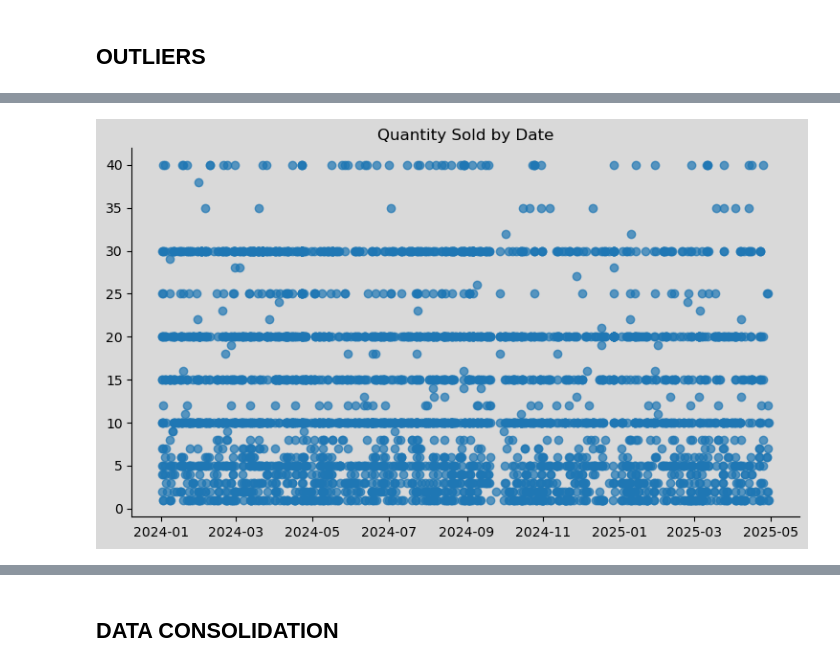
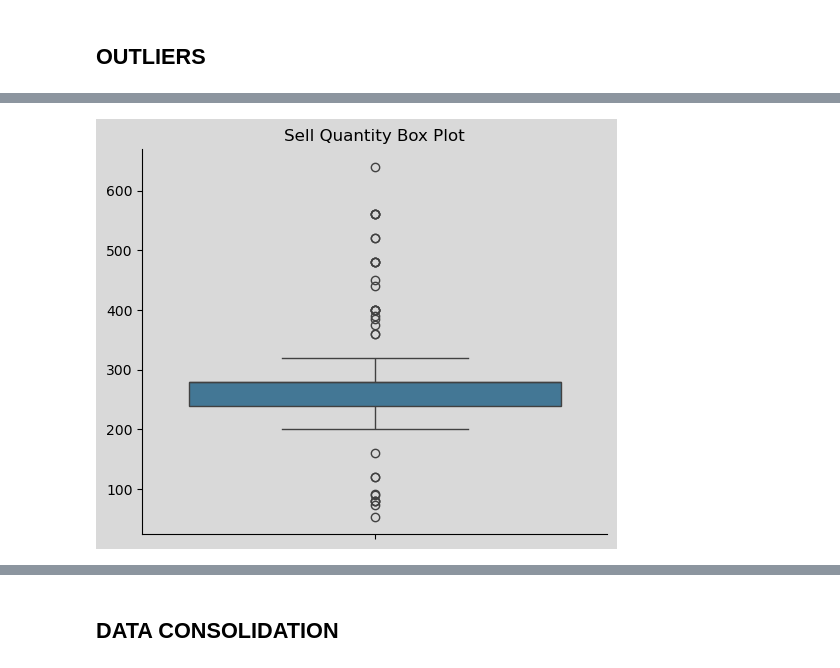
Before and after one commit to fabiogaldinho/Dynamic-Pricing, a Jupyter notebook: notebooks/01_Data_Cleaning.ipynb, the cells around one changed output, grey strips where cells are left out. Saved outputs shown, nothing was run; the diff lists cells and outputs as text; code cells hidden in the pictures.

```diff
--- a/notebooks/01_Data_Cleaning.ipynb
+++ b/notebooks/01_Data_Cleaning.ipynb
@@ -65,3 +84,22 @@ def PlotScatter(x, y, title, xunit, yunit, x_size):
+# %%
+def PlotBoxPlotV3_y(df_y, title, size_x, size_y, save):
+    set_plot_style()
+
+    plt.title(title)
+    sns.boxplot(y = df_y, palette = "mako")
+
+    plt.xlabel("")
+    plt.ylabel("")
+
+    plt.gcf().set_size_inches(size_x, size_y)
+
+    #plt.ylim(0,)
+
+    if (save != ""):
+        plt.savefig(save)
+
+    plt.show()
+    plt.close()
 # %% [markdown]
 ## **IQR Outlier Method**
 # %%
@@ -343 +439,5 @@ PlotScatter(df1['date'], df1['quantity'], "Quantity Sold by Date", "", "", 9)
+# %%
+PlotBoxPlotV3_y(sell_df['sell_quantity'], "Sell Quantity Box Plot", 6, 5, "")
+# %% [output]
+[figure, added]
 # %%
@@ -345,4 +444,0 @@ df1 = IQR_Method(df1, 'quantity')
-# %%
-PlotScatter(df1['date'], df1['quantity'], "Quantity Sold by Date", "", "", 9)
-# %% [output]
-[figure, removed]
```
Also changed, not shown: parts of 55 cells of this notebook.
